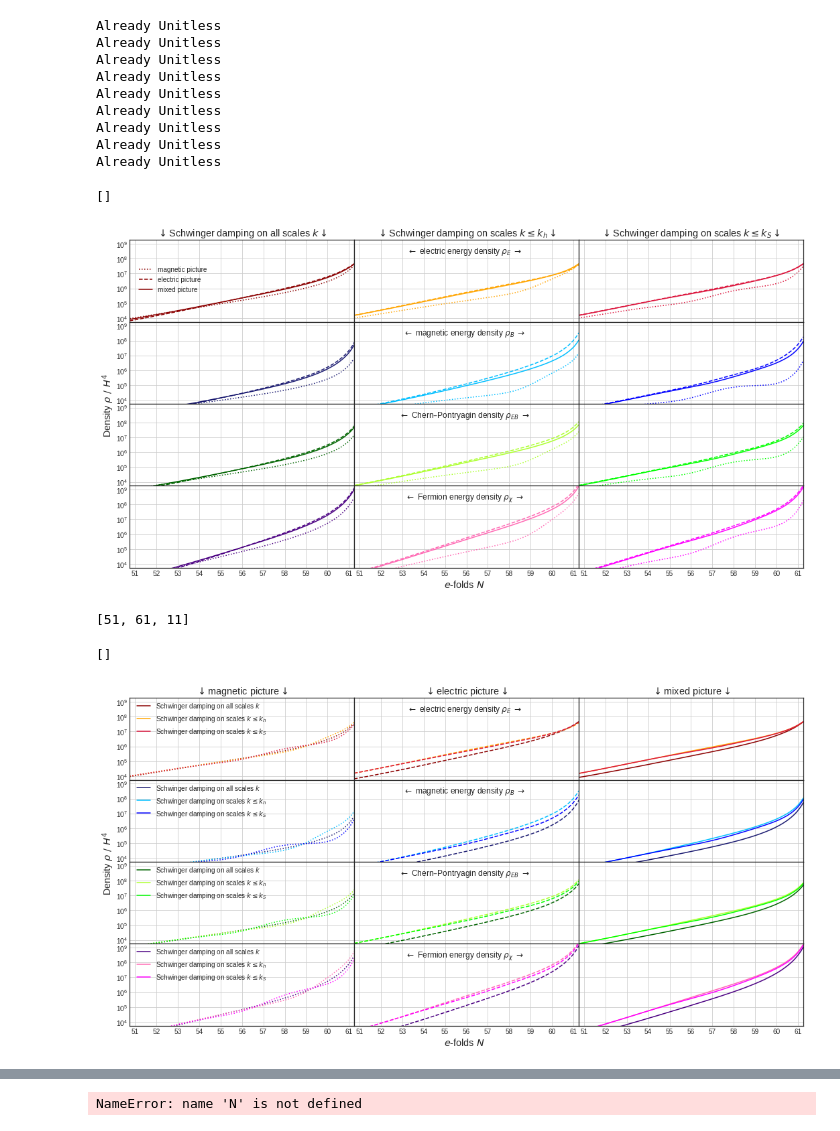
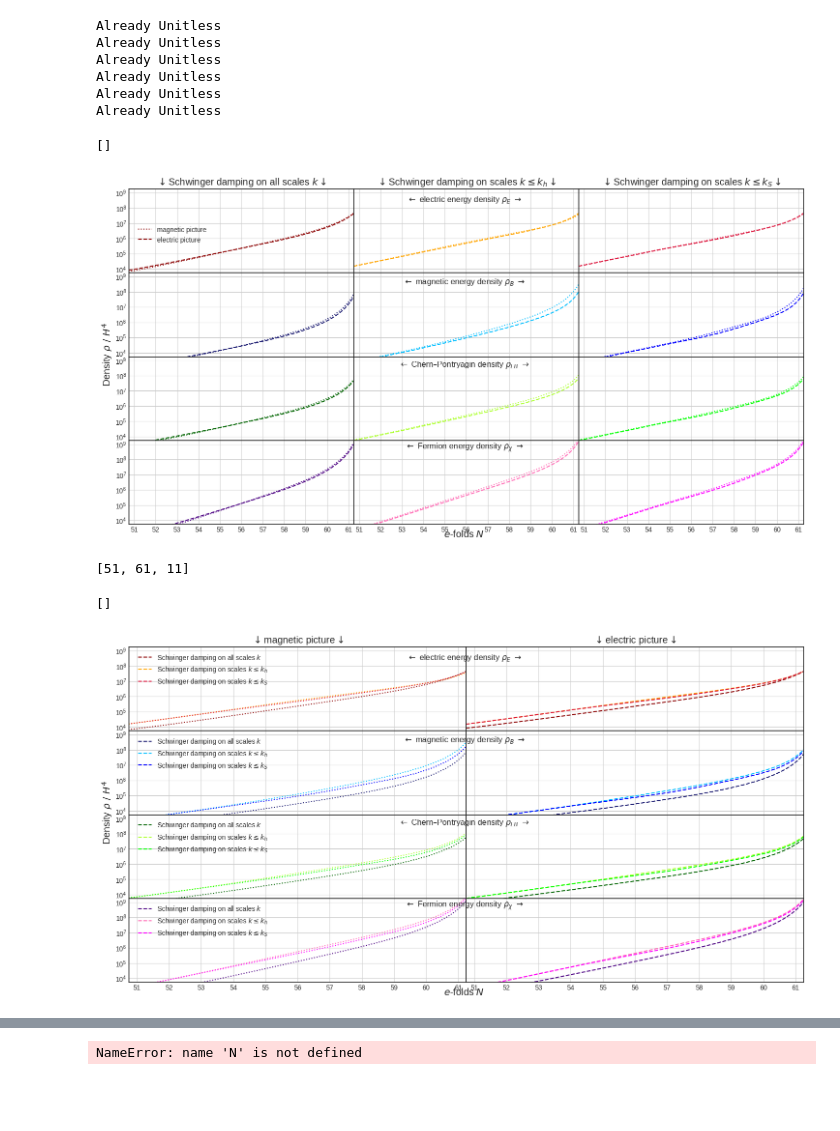
Before and after one commit to richard-von-eckardstein/GEFF, a Jupyter notebook: PlottingRevenge.ipynb, the cells around one changed output, grey strips where cells are left out. Cells and saved outputs as stored; diff of their text form; code cells hidden in the pictures; blank space fills up the shorter version.

```diff
--- a/PlottingRevenge.ipynb
+++ b/PlottingRevenge.ipynb
@@ -22,7 +22,7 @@ ntr = 1
 # %%
 setups = ["Old", "Del1", "KDep"]
 pars = ["N", "E","B","G","rhoChi"]
-models = [1.0, -1.0, "mix"]
+models = [-1.0, "mix"]
 results = dict(zip(setups, [dict(zip([str(model) for model in models],
                                      [dict(zip(pars, [None for p in pars])) for m in models]))
                             for s in setups]))
@@ -57,9 +57,6 @@ Already Unitless
 Already Unitless
 Already Unitless
 Already Unitless
-Already Unitless
-Already Unitless
-Already Unitless
 # %%
 def SetupAxis(down, up, nticks, scale):
     step = lambda up, down, ntick: abs(up-down)/(ntick-1)
@@ -171,7 +168,7 @@ ax[0,0].legend(lines, labels, loc=(0.03, 0.32), frameon=False)#, loc=(0.085, 0.1
 plt.plot()
 # %% [output]
 []
-[figure, old version]
+[figure, new version]
 # %%
 fig, ax = plt.subplots(len(pars)-1, len(models), figsize=(18,9), sharex=True, sharey=True)
 print(Nlim)
@@ -190,35 +187,37 @@ for i in range(len(setups)):
             ax[j,k].yaxis.set_ticks_position("both")
             ax[j,k].grid(True)
             ax[0,k].set_title(r"$\downarrow$" + labeldic[m] + r"$\downarrow$", fontsize="x-large")
-        lines_labels = [ax[j,2].get_legend_handles_labels()]
+        #lines_labels = [ax[j,2].get_legend_handles_labels()]
+        lines_labels = [ax[j,1].get_legend_handles_labels()]
         lines, labels = [sum(lol, []) for lol in zip(*lines_labels)]
         ax[j,0].legend(lines, labels, loc=(0.02, 0.5), frameon=False)
 
 
 fig.text(0.51, 0.85, r"$\leftarrow$ electric energy density $\rho_E$ $\rightarrow$",
          horizontalalignment="center",
         fontsize="large")
 fig.text(0.51, 0.661, r"$\leftarrow$ magnetic energy density $\rho_B$ $\rightarrow$",
          horizontalalignment="center",
         fontsize="large")
 fig.text(0.51, 0.472, r"$\leftarrow$ Chern–Pontryagin density $\rho_{EB}$ $\rightarrow$",
          horizontalalignment="center",
         fontsize="large")
 fig.text(0.51, 0.283, r"$\leftarrow$ Fermion energy density $\rho_\chi$ $\rightarrow$",
          horizontalalignment="center",
         fontsize="large")
 
 fig.text(0.51, 0.08, r"$e$-folds $N$", horizontalalignment="center", fontsize="x-large")
 
 plt.subplots_adjust(hspace=0, wspace=0)
 fig.text(0.1, 0.5, r"Density $\rho \ / \ H^4$", rotation="vertical",
          horizontalalignment="center", verticalalignment="center",
         fontsize="x-large")
-lines_labels = [ax[0,2].get_legend_handles_labels()]
+#lines_labels = [ax[0,2].get_legend_handles_labels()]
+lines_labels = [ax[0,1].get_legend_handles_labels()]
 lines, labels = [sum(lol, []) for lol in zip(*lines_labels)]
 ax[0,0].legend(lines, labels, loc=(0.02, 0.5), frameon=False)#, loc=(0.085, 0.11))
 plt.plot()
 # %% [output]
 [51, 61, 11]
 []
-[figure, old version]
+[figure, new version]
```
Also changed, not shown: parts of 2 cells of this notebook, 4 other files.
